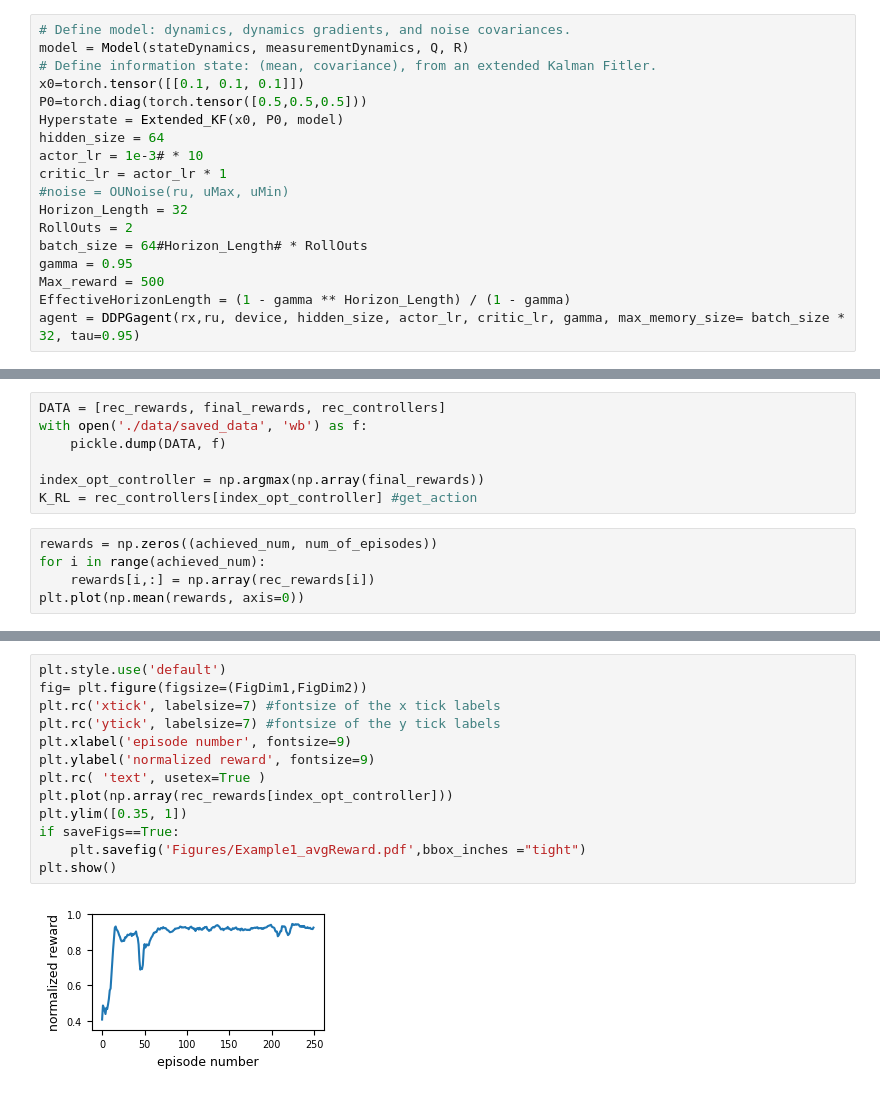
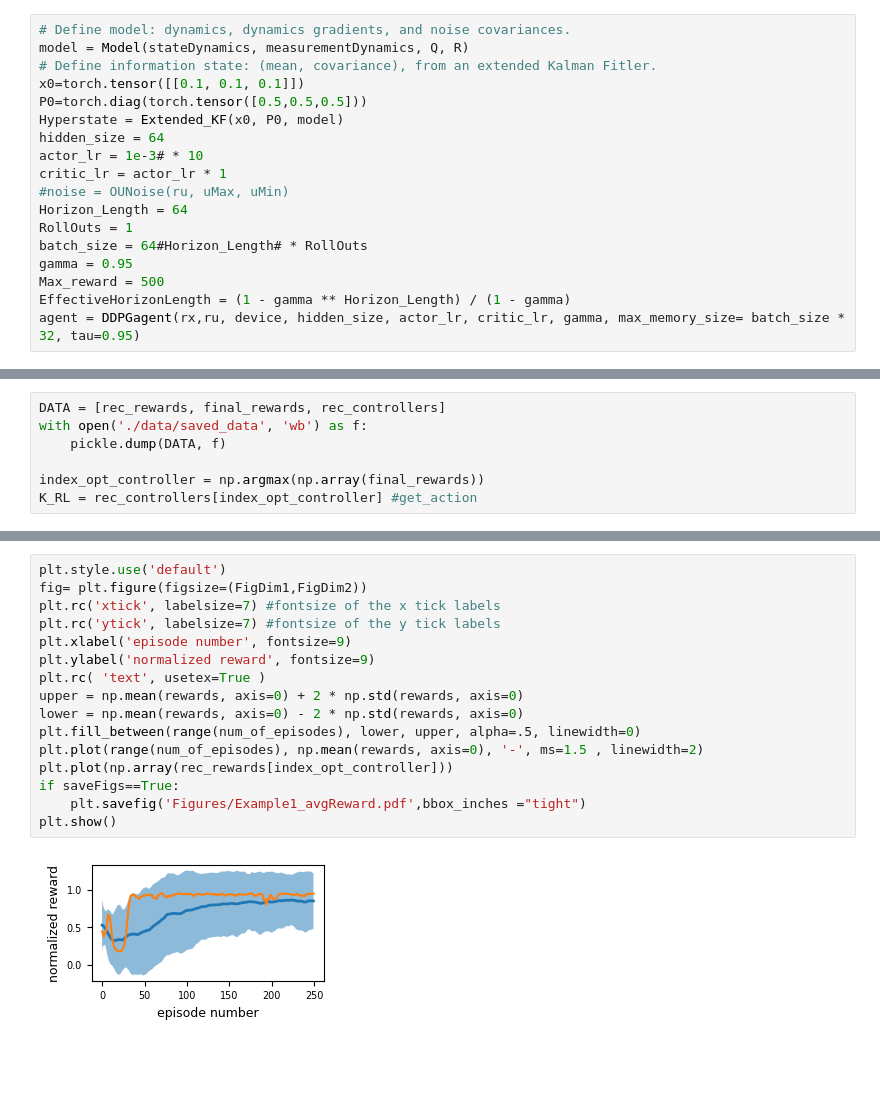
Before and after one commit to msramada/Active-Learning-Reinforcement-Learning, a Jupyter notebook: main.ipynb, the cells around one changed output, grey strips where cells are left out. Cells and saved outputs as stored; diff of their text form; blank space fills up the shorter version.

```diff
--- a/main.ipynb
+++ b/main.ipynb
@@ -37,8 +37,8 @@ hidden_size = 64
 actor_lr = 1e-3# * 10
 critic_lr = actor_lr * 1
 #noise = OUNoise(ru, uMax, uMin)
-Horizon_Length = 32
-RollOuts = 2
+Horizon_Length = 64
+RollOuts = 1
 batch_size = 64#Horizon_Length# * RollOuts
 gamma = 0.95
 Max_reward = 500
@@ -144,8 +155,3 @@ with open('./data/saved_data', 'wb') as f:
 
 index_opt_controller = np.argmax(np.array(final_rewards))
 K_RL = rec_controllers[index_opt_controller] #get_action
-# %%
-rewards = np.zeros((achieved_num, num_of_episodes))
-for i in range(achieved_num):
-    rewards[i,:] = np.array(rec_rewards[i])
-plt.plot(np.mean(rewards, axis=0))
@@ -155,18 +158,21 @@ plt.plot(np.mean(rewards, axis=0))
 # %%
 plt.style.use('default')
 fig= plt.figure(figsize=(FigDim1,FigDim2))
 plt.rc('xtick', labelsize=7) #fontsize of the x tick labels
 plt.rc('ytick', labelsize=7) #fontsize of the y tick labels
 plt.xlabel('episode number', fontsize=9)
 plt.ylabel('normalized reward', fontsize=9)
 plt.rc( 'text', usetex=True )
+upper = np.mean(rewards, axis=0) + 2 * np.std(rewards, axis=0)
+lower = np.mean(rewards, axis=0) - 2 * np.std(rewards, axis=0)
+plt.fill_between(range(num_of_episodes), lower, upper, alpha=.5, linewidth=0)
+plt.plot(range(num_of_episodes), np.mean(rewards, axis=0), '-', ms=1.5 , linewidth=2)
 plt.plot(np.array(rec_rewards[index_opt_controller]))
-plt.ylim([0.35, 1])
 if saveFigs==True:
     plt.savefig('Figures/Example1_avgReward.pdf',bbox_inches ="tight")
 plt.show()
 # %% [output]
-[figure, old version]
+[figure, new version]
 # %%
 T = 100
 x = np.ones(T)
```
Also changed, not shown: parts of 5 cells of this notebook, 5 other files.
